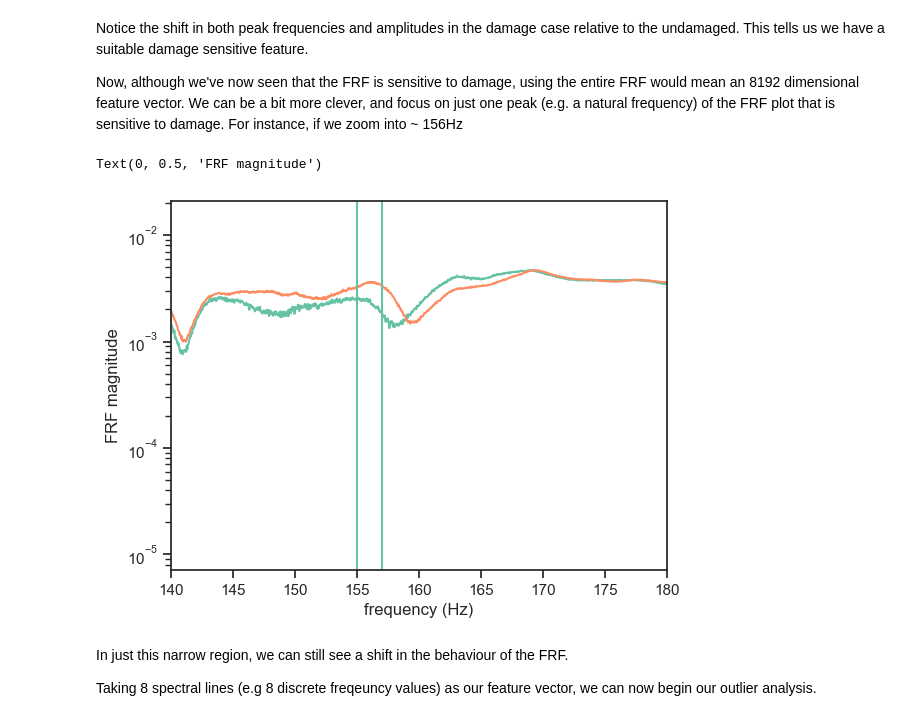
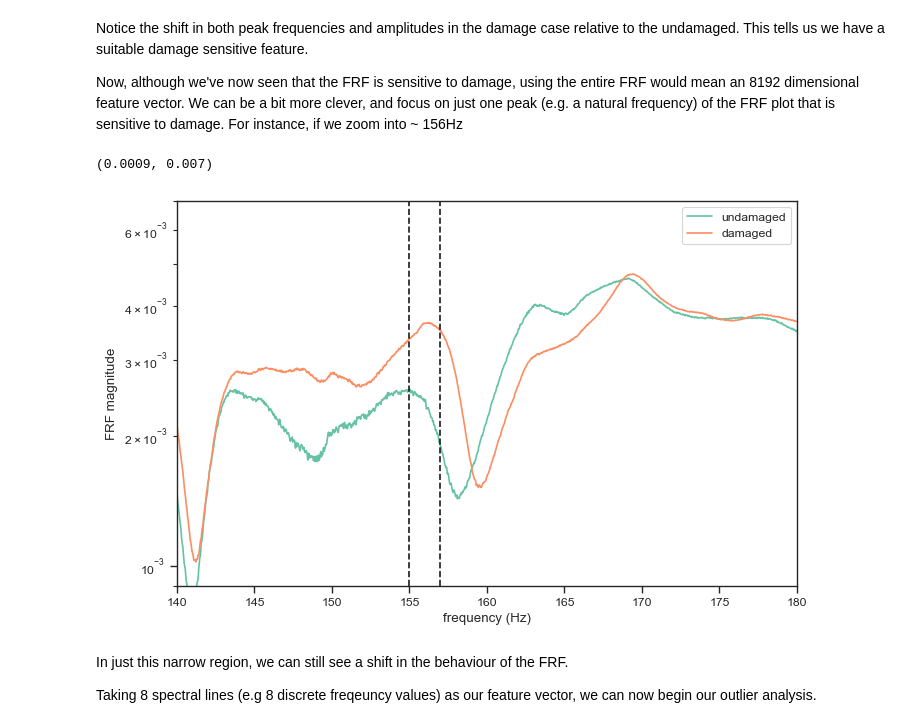
Before and after one commit to MDCHAMP/hawk-data, a Jupyter notebook: examples/shm.ipynb, the cells around one changed output. Drawn from its saved outputs; the diff is of its cells as text; code cells hidden in the pictures.

```diff
--- a/examples/shm.ipynb
+++ b/examples/shm.ipynb
@@ -269,18 +234,20 @@ plt.legend(loc = 'upper right')
 Notice the shift in both peak frequencies and amplitudes in the damage case relative to the undamaged. This tells us we have a suitable damage sensitive feature.
 
 Now, although we've now seen that the FRF is sensitive to damage, using the entire FRF would mean an 8192 dimensional feature vector. We can be a bit more clever, and focus on just one peak (e.g. a natural frequency) of the FRF plot that is sensitive to damage. For instance, if we zoom into ~ 156Hz
-# %%
-plt.plot(freqs,np.abs(out['BR_AR_5_1'][0]))
-plt.plot(freqs,np.abs(out['DS_TLE_9_1'][0]))
-plt.yscale('log')
-plt.axvline(x=155)
-plt.axvline(x=157)
-plt.xlim([140,180])
-plt.xlabel('frequency (Hz)')
-plt.ylabel('FRF magnitude')
-# %% [output]
-Text(0, 0.5, 'FRF magnitude')
-[figure, removed]
+# %%
+plt.figure(figsize=(8, 5))
+plt.semilogy(ws,np.abs(data['/LMS/BR_AR/05/ULC-03/frf'][:].mean(1)),label = 'undamaged')
+plt.semilogy(ws,np.abs(data['/LMS/DS_TLE/09/ULC-03/frf'][:].mean(1)), label = 'damaged')
+plt.xlabel('frequency (Hz)')
+plt.ylabel('FRF magnitude')
+plt.legend(loc = 'upper right')
+plt.axvline(x=155, c='k', ls='--')
+plt.axvline(x=157, c='k', ls='--')
+plt.xlim([140,180])
+plt.ylim([9e-4, 7e-3])
+# %% [output]
+(0.0009, 0.007)
+[figure, added]
 # %% [markdown]
 In just this narrow region, we can still see a shift in the behaviour of the FRF.
 
```
Also changed, not shown: parts of 19 cells of this notebook, 5 other files.
